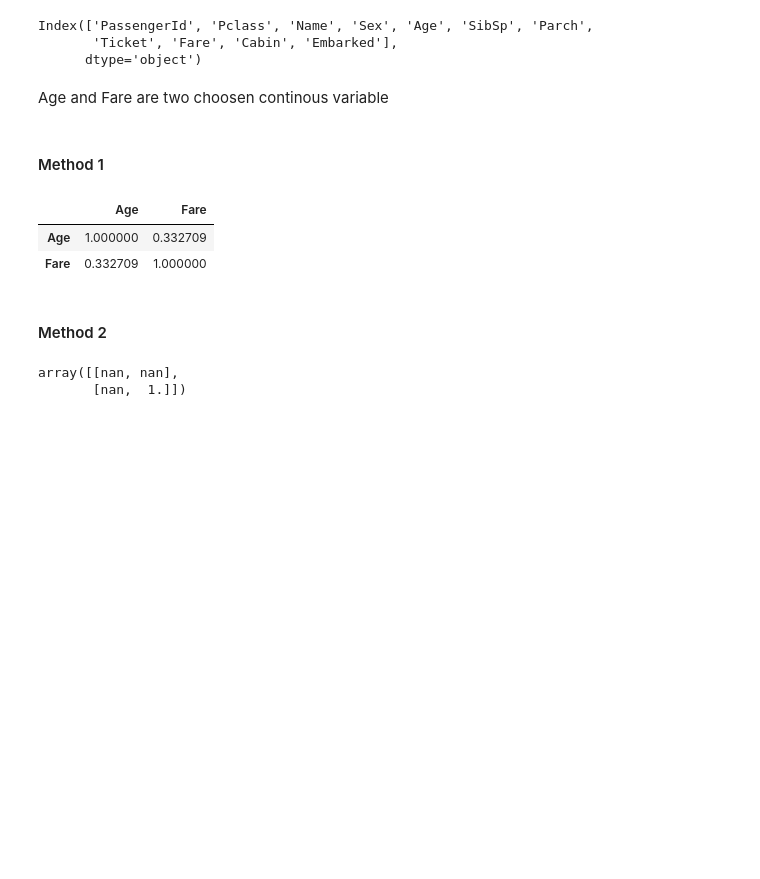
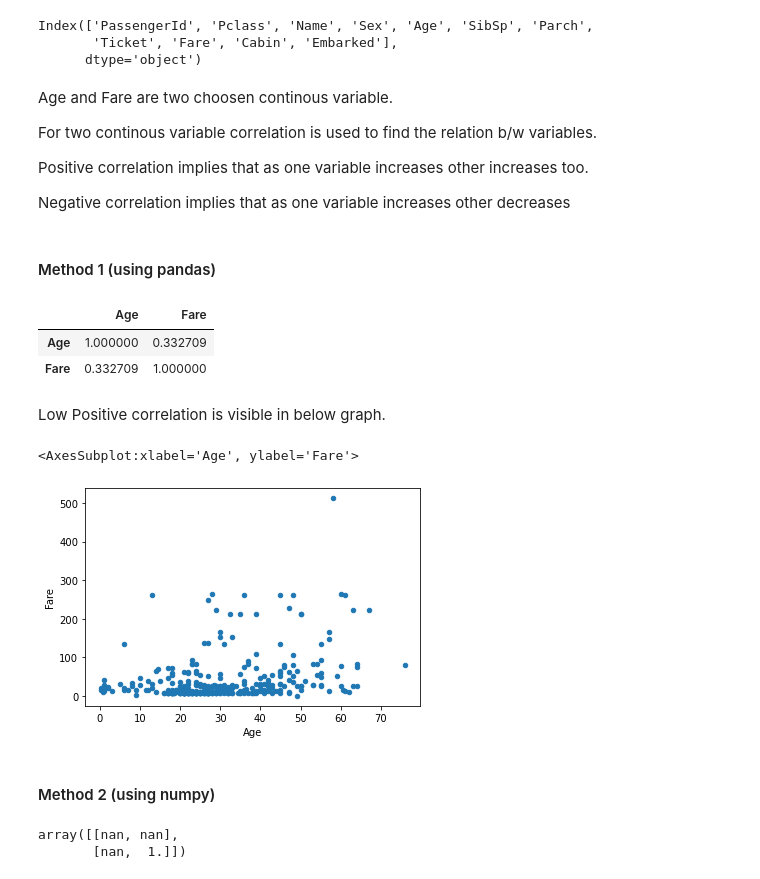
Before and after one commit to prateek1903/Hypothesis-Testing, a Jupyter notebook: hypothesis_tests.ipynb, the cells around one changed output. Saved outputs shown, nothing was run; the diff lists cells and outputs as text; code cells hidden in the pictures; blank space fills up the shorter version.

```diff
--- a/hypothesis_tests.ipynb
+++ b/hypothesis_tests.ipynb
@@ -241,17 +272,30 @@ Index(['PassengerId', 'Pclass', 'Name', 'Sex', 'Age', 'SibSp', 'Parch',
        'Ticket', 'Fare', 'Cabin', 'Embarked'],
       dtype='object')
 # %% [markdown]
-Age and Fare are two choosen continous variable
+Age and Fare are two choosen continous variable.
+
+For two continous variable correlation is used to find the relation b/w variables.
+
+Positive correlation implies that as one variable increases other increases too.
+
+Negative correlation implies that as one variable increases other decreases
 # %% [markdown]
-#### Method 1
+#### Method 1 (using pandas)
 # %%
 titanic[['Age','Fare']].corr()
 # %% [output]
 |  | Age | Fare |
 | Age | 1.000000 | 0.332709 |
 | Fare | 0.332709 | 1.000000 |
+# %% [markdown]
+Low Positive correlation is visible in below graph.
+# %%
+titanic.plot(kind='scatter',x='Age',y='Fare')
+# %% [output]
+<AxesSubplot:xlabel='Age', ylabel='Fare'>
+[figure, added]
 # %% [markdown]
-#### Method 2
+#### Method 2 (using numpy)
 # %%
 np.corrcoef(titanic['Age'],titanic['Fare'])
 # %% [output]
```
Also changed, not shown: parts of 37 cells of this notebook.
